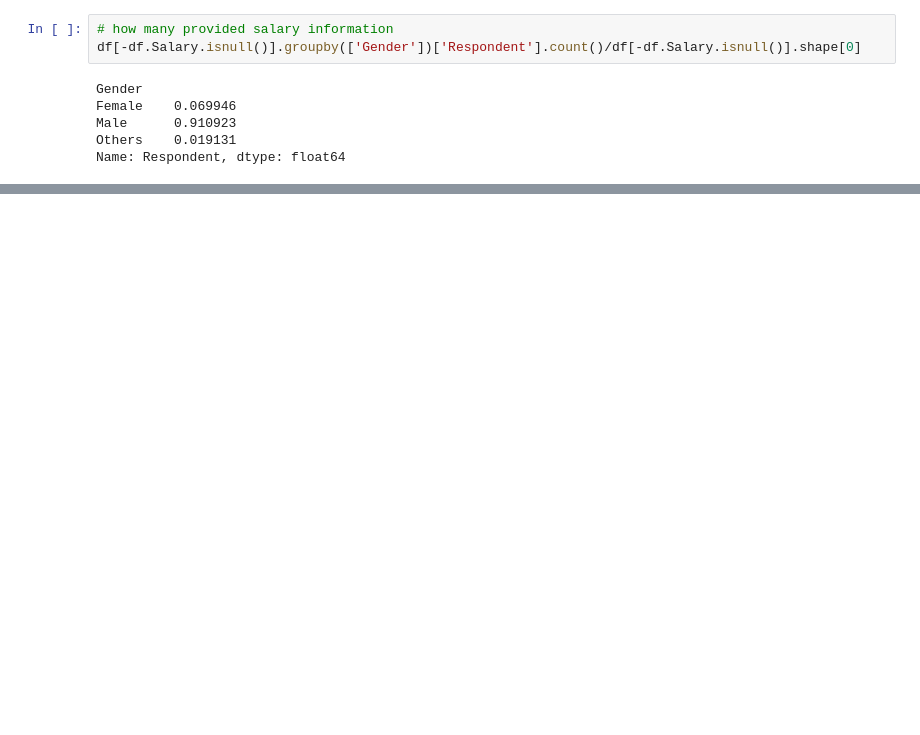
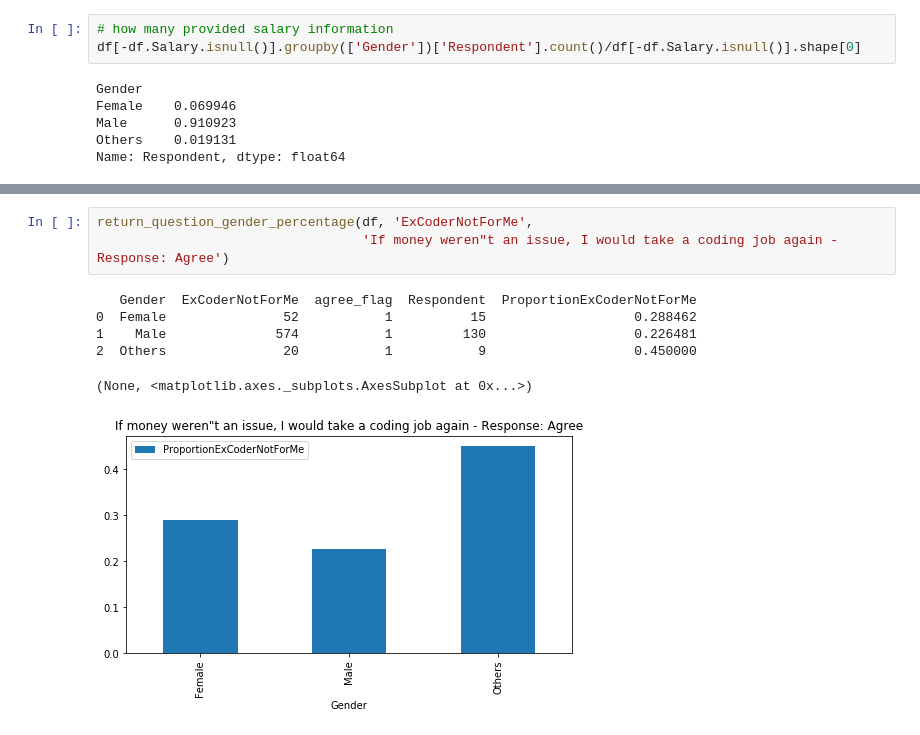
Before and after one commit to marcelajanowska/Stack_Overflow_Survey_Results_Analysis, a Jupyter notebook: Stack Overflow Survey Results Analysis.ipynb, the cells around one changed output, grey strips where cells are left out. Cells and saved outputs as stored; diff of their text form; blank space fills up the shorter version.

```diff
--- a/Stack Overflow Survey Results Analysis.ipynb
+++ b/Stack Overflow Survey Results Analysis.ipynb
@@ -383,0 +283,10 @@ df_CS.groupby(['Gender', 'EmploymentStatus'])['Respondent'].count().plot()
+# %%
+return_question_gender_percentage(df, 'ExCoderNotForMe',
+                                  'If money weren"t an issue, I would take a coding job again - Response: Agree')
+# %% [output]
+   Gender  ExCoderNotForMe  agree_flag  Respondent  ProportionExCoderNotForMe
+0  Female               52           1          15                   0.288462
+1    Male              574           1         130                   0.226481
+2  Others               20           1           9                   0.450000
+(None, <matplotlib.axes._subplots.AxesSubplot at 0x...>)
+[figure, added]
```
Also changed, not shown: parts of 38 cells of this notebook.
